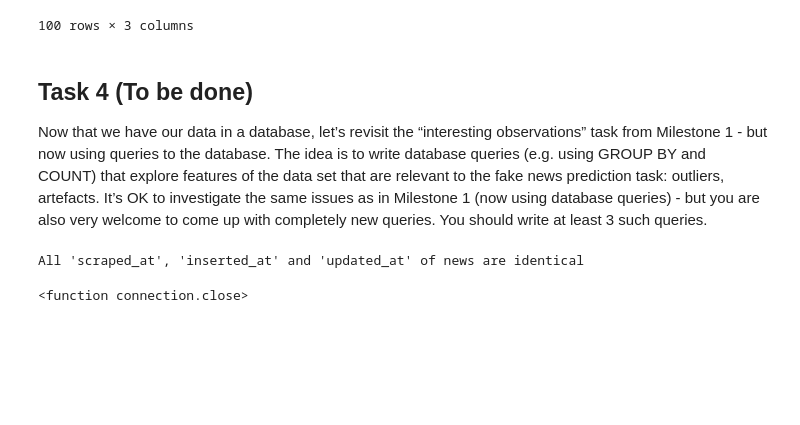
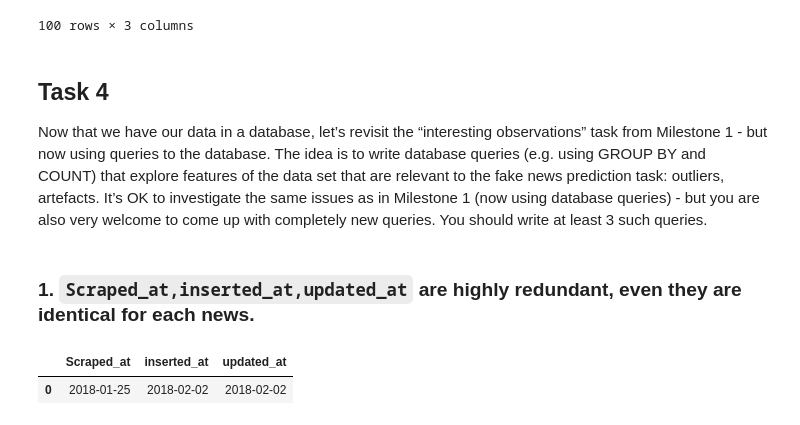
Before and after one commit to Xiiqiing/DS_project, a Jupyter notebook: M2/M2.ipynb, the cells around one changed output. Saved outputs shown, nothing was run; the diff lists cells and outputs as text; code cells hidden in the pictures; blank space fills up the shorter version.

```diff
--- a/M2/M2.ipynb
+++ b/M2/M2.ipynb
@@ -407,16 +382,16 @@ pairs
 | 99 | 109 | 5150 | ['Conservative News', 'Conservati... |
 100 rows × 3 columns
 # %% [markdown]
-## **Task 4** (To be done)
+## **Task 4**
 
 Now that we have our data in a database, let’s revisit the “interesting observations” task from Milestone 1 - but now using queries to the database. The idea is to write database queries (e.g. using GROUP BY and COUNT) that explore features of the data set that are relevant to the fake news prediction task: outliers, artefacts. It’s OK to investigate the same issues as in Milestone 1 (now using database queries) - but you are also very welcome to come up with completely new queries. You should write at least 3 such queries.
+# %% [markdown]
+### 1. `Scraped_at,inserted_at,updated_at` are highly redundant, even they are identical for each news.
 # %%
 con = psycopg2.connect(database='postgres', user='postgres',password='postgres',host="127.0.0.1", port="5432")
 cur = con.cursor()
-# Are 'scraped_at', 'inserted_at' and 'updated_at' identical?
-cur.execute('SELECT DISTINCT scraped_at, inserted_at, updated_at FROM news')
-if len(cur.fetchall())==1:
-  print("All 'scraped_at', 'inserted_at' and 'updated_at' of news are identical")
+cur.execute('SELECT DISTINCT scraped_at, inserted_at, updated_at FROM date')
+pd.DataFrame(cur.fetchall(), columns=['Scraped_at','inserted_at','updated_at'])
 # %% [output]
-All 'scraped_at', 'inserted_at' and 'updated_at' of news are identical
-<function connection.close>
+|  | Scraped_at | inserted_at | updated_at |
+| 0 | 2018-01-25 | 2018-02-02 | 2018-02-02 |
```
Also changed, not shown: parts of 15 cells of this notebook.
